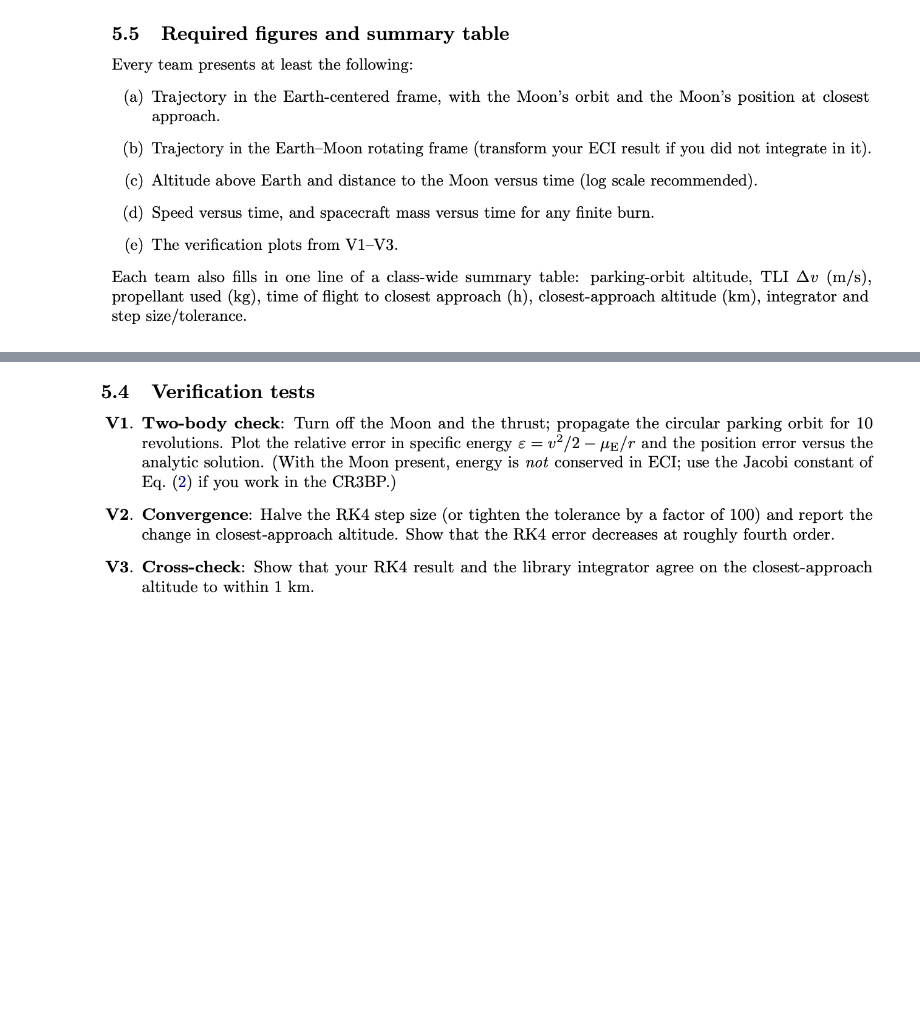
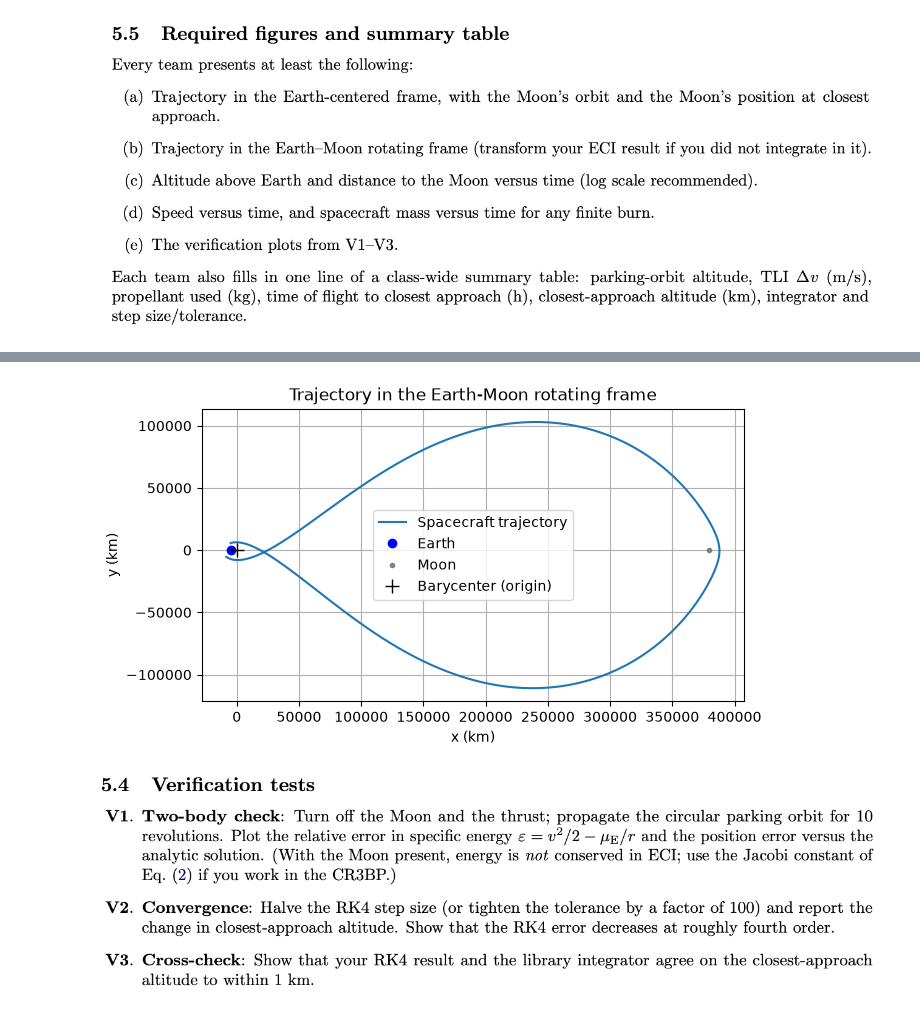
Before and after one commit to JosephLitjens/DynamicsProject1, a Jupyter notebook: ArtemisLaunch.ipynb, the cells around one changed output, grey strips where cells are left out. Drawn from its saved outputs; the diff is of its cells as text; code cells hidden in the pictures; blank space fills up the shorter version.

```diff
--- a/ArtemisLaunch.ipynb
+++ b/ArtemisLaunch.ipynb
@@ -161,5 +161,26 @@ plt.show()
 # %%
-## Task 6B
+## Task 6B: Trajectory in the Earth-Moon rotating frame
+
+#transform every point of the ECI trajectory into the rotating frame
+traj_rot = np.array([eci_to_rot(state_rk4[i, 0:3], t[i]) for i in range(len(t))])
+
+fig, ax = plt.subplots(figsize=(7, 7))
+
+ax.plot(traj_rot[:, 0]/1000, traj_rot[:, 1]/1000, label='Spacecraft trajectory') #spacecraft path in the rotating frame, converted to km
+
+ax.plot(eci_to_rot(np.zeros(3), 0)[0]/1000, 0, 'o',  color='blue', markersize=6, label='Earth') #earth (origin of ECI) sits just left of the barycenter
+ax.plot(eci_to_rot(moon_pos_t[0], t[0])[0]/1000, 0, 'o', color='gray', markersize=3, label='Moon') #the moon is fixed in this frame
+ax.plot(0, 0, 'k+', markersize=10, label='Barycenter (origin)')
+
+ax.set_aspect('equal') #equal axis scaling
+ax.set_xlabel('x (km)')
+ax.set_ylabel('y (km)')
+ax.set_title('Trajectory in the Earth-Moon rotating frame')
+ax.legend()
+ax.grid(True)
+plt.show()
+# %% [output]
+[figure, added]
 # %%
 ##Task 6C
 # %%
```
Also changed, not shown: parts of 2 cells of this notebook.
